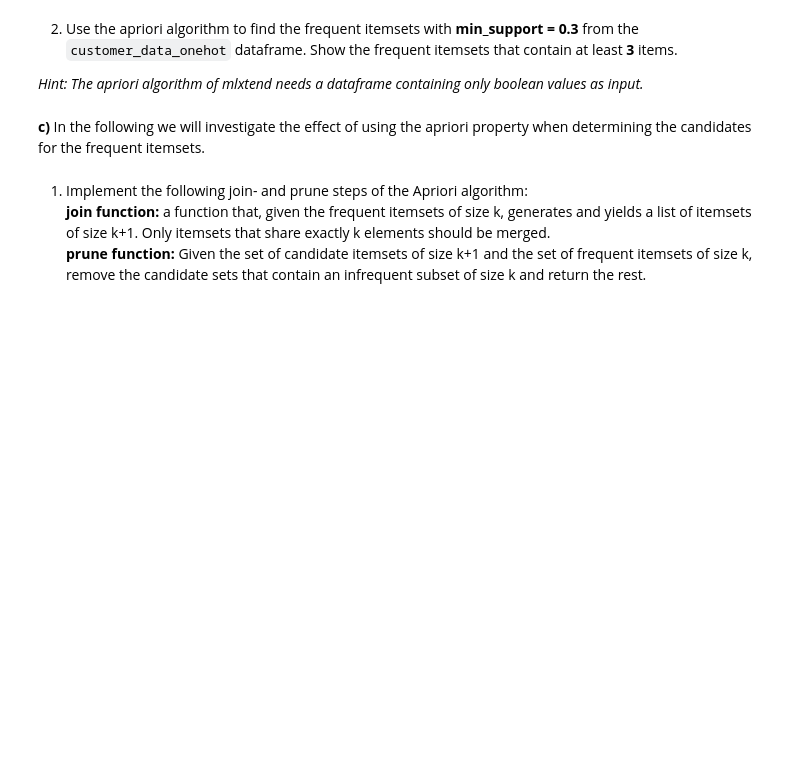
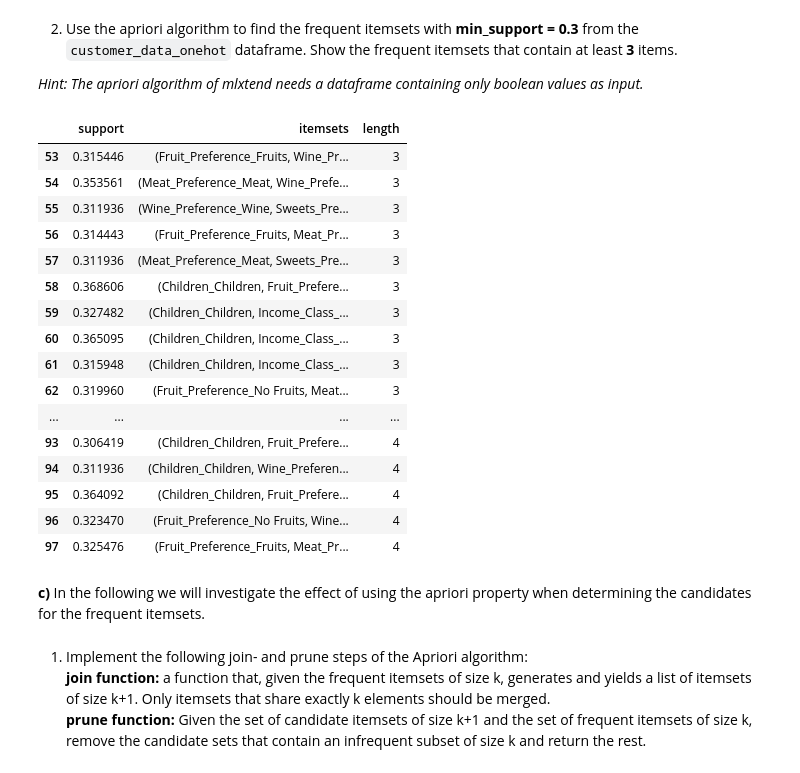
Before and after one commit to DanXCVII/IDS-Assignments, a Jupyter notebook: Assignment 2/assignment_2.ipynb, the cells around one changed output. Drawn from its saved outputs; the diff is of its cells as text; code cells hidden in the pictures; blank space fills up the shorter version.

```diff
--- a/Assignment 2/assignment_2.ipynb
+++ b/Assignment 2/assignment_2.ipynb
@@ -501,6 +644,28 @@ We can observe that in most larger cities, the income is high. In the inner coun
 *Hint: The apriori algorithm of mlxtend needs a dataframe containing only boolean values as input.*
 # %%
 # your code
+frequent_itemsets = apriori(customer_data_onehot, min_support = 0.3, use_colnames = True)
+frequent_itemsets['length'] = frequent_itemsets['itemsets'].apply(lambda x: len(x))
+frequent_itemsets = frequent_itemsets[frequent_itemsets['length'] >= 3]
+display(frequent_itemsets)
+# %% [output]
+|  | support | itemsets | length |
+| 53 | 0.315446 | (Fruit_Preference_Fruits, Wine_Pr... | 3 |
+| 54 | 0.353561 | (Meat_Preference_Meat, Wine_Prefe... | 3 |
+| 55 | 0.311936 | (Wine_Preference_Wine, Sweets_Pre... | 3 |
+| 56 | 0.314443 | (Fruit_Preference_Fruits, Meat_Pr... | 3 |
+| 57 | 0.311936 | (Meat_Preference_Meat, Sweets_Pre... | 3 |
+| 58 | 0.368606 | (Children_Children, Fruit_Prefere... | 3 |
+| 59 | 0.327482 | (Children_Children, Income_Class_... | 3 |
+| 60 | 0.365095 | (Children_Children, Income_Class_... | 3 |
+| 61 | 0.315948 | (Children_Children, Income_Class_... | 3 |
+| 62 | 0.319960 | (Fruit_Preference_No Fruits, Meat... | 3 |
+| ... | ... | ... | ... |
+| 93 | 0.306419 | (Children_Children, Fruit_Prefere... | 4 |
+| 94 | 0.311936 | (Children_Children, Wine_Preferen... | 4 |
+| 95 | 0.364092 | (Children_Children, Fruit_Prefere... | 4 |
+| 96 | 0.323470 | (Fruit_Preference_No Fruits, Wine... | 4 |
+| 97 | 0.325476 | (Fruit_Preference_Fruits, Meat_Pr... | 4 |
 # %% [markdown]
 **c)** In the following we will investigate the effect of using the apriori property when determining the candidates for the frequent itemsets.
 # %% [markdown]
```
Also changed, not shown: parts of 28 cells of this notebook.
